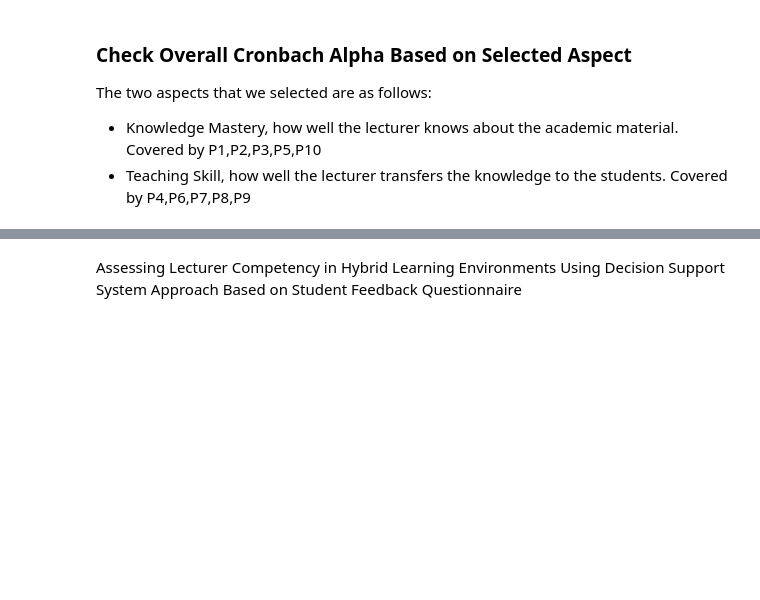
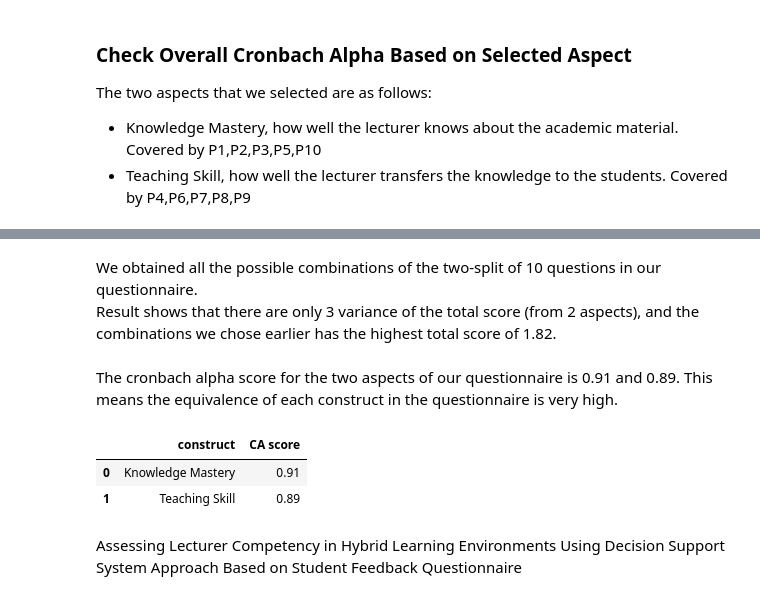
Before and after one commit to rif42/DecisionSupportSystem_RankingSystem, a Jupyter notebook: DSS-SAW-Mark6_DatasetAnalysis.ipynb, the cells around one changed output, grey strips where cells are left out. Drawn from its saved outputs; the diff is of its cells as text; code cells hidden in the pictures; blank space fills up the shorter version.

```diff
--- a/DSS-SAW-Mark6_DatasetAnalysis.ipynb
+++ b/DSS-SAW-Mark6_DatasetAnalysis.ipynb
@@ -162,2 +174,19 @@ AssertionError: All columns must be numeric.
+# %% [markdown]
+We obtained all the possible combinations of the two-split of 10 questions in our questionnaire.
+Result shows that there are only 3 variance of the total score (from 2 aspects), and the combinations we chose earlier has the highest total score of 1.82.
+# %% [markdown]
+The cronbach alpha score for the two aspects of our questionnaire is 0.91 and 0.89. This means the equivalence of each construct in the questionnaire is very high.
+# %%
+result = pd.DataFrame(columns=['construct', 'CA score'])
+
+# add some daata to result daataframe
+result.loc[len(result)] = ['Knowledge Mastery', 0.91]
+result.loc[len(result)] = ['Teaching Skill', 0.89]
+
+result
+# %% [output]
+|  | construct | CA score |
+| 0 | Knowledge Mastery | 0.91 |
+| 1 | Teaching Skill | 0.89 |
 # %% [markdown]
 Assessing Lecturer Competency in Hybrid Learning Environments Using Decision Support System Approach Based on Student Feedback Questionnaire
```
Also changed, not shown: parts of 6 cells of this notebook, 1 other file.
